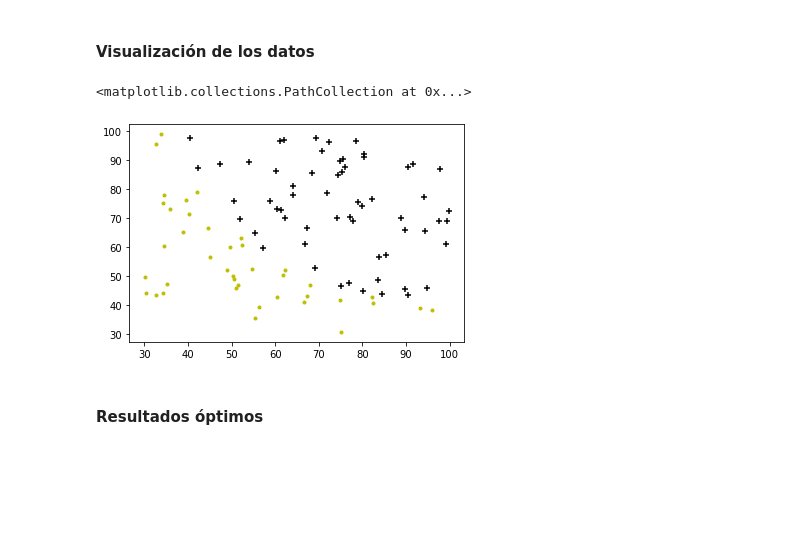
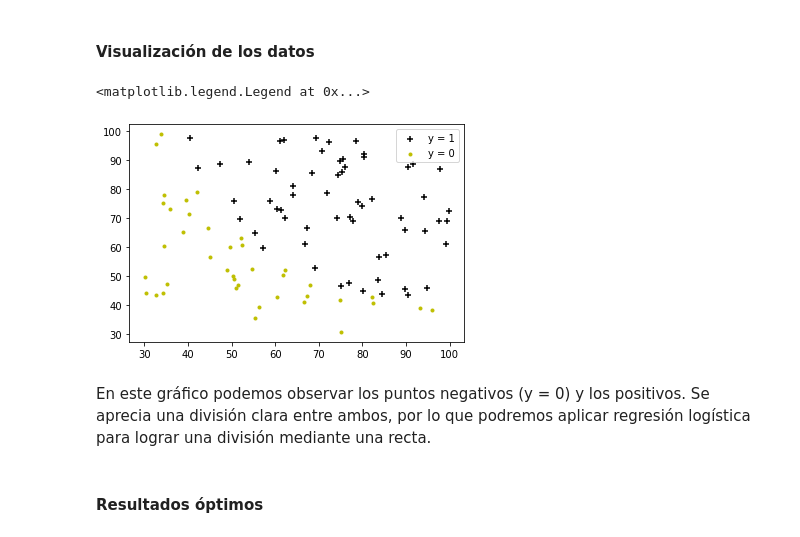
Before and after one commit to javigom/MachineLearning-BigData, a Jupyter notebook: Práctica 2 - Regresión Logística/Práctica2.ipynb, the cells around one changed output. Cells and saved outputs as stored; diff of their text form; code cells hidden in the pictures; blank space fills up the shorter version.

```diff
--- a/Práctica 2 - Regresión Logística/Práctica2.ipynb
+++ b/Práctica 2 - Regresión Logística/Práctica2.ipynb
@@ -79,25 +77,26 @@ def pinta_frontera_recta(X, Y, theta):
 # %%
 # Cargamos los datos
 datos = carga_csv('ex2data1.csv')
 
 # Separamos las variables del resultado
 X = datos[:,:-1]
 Y = datos[:, -1]
 
 # Añadimos una columna de 1's
 X = np.hstack([np.ones([np.shape(X)[0], 1]), X])
 
 # Filas y columnas
 m = np.shape(X)[0]
 n = np.shape(X)[1]
 
 # Dibuja los ejemplos positivos
 pos = np.where (Y == 1)
 plt.scatter(X[pos, 1], X[pos, 2], marker='+', c='k' )
 
 # Dibuja los ejemplos negativos
 neg = np.where (Y == 0)
 plt.scatter(X[neg, 1], X[neg, 2], marker='.', c = 'y')
+plt.legend(["y = 1", "y = 0"])
 # %% [output]
-<matplotlib.collections.PathCollection at 0x...>
+<matplotlib.legend.Legend at 0x...>
-[figure, old version]
+[figure, new version]
@@ -114,3 +103,5 @@ plt.scatter(X[neg, 1], X[neg, 2], marker='.', c = 'y')
+# %% [markdown]
+En este gráfico podemos observar los puntos negativos (y = 0) y los positivos. Se aprecia una división clara entre ambos, por lo que podremos aplicar regresión logística para lograr una división mediante una recta.
 # %% [markdown]
 #### Resultados óptimos
 # %%
```
Also changed, not shown: parts of 16 cells of this notebook.
